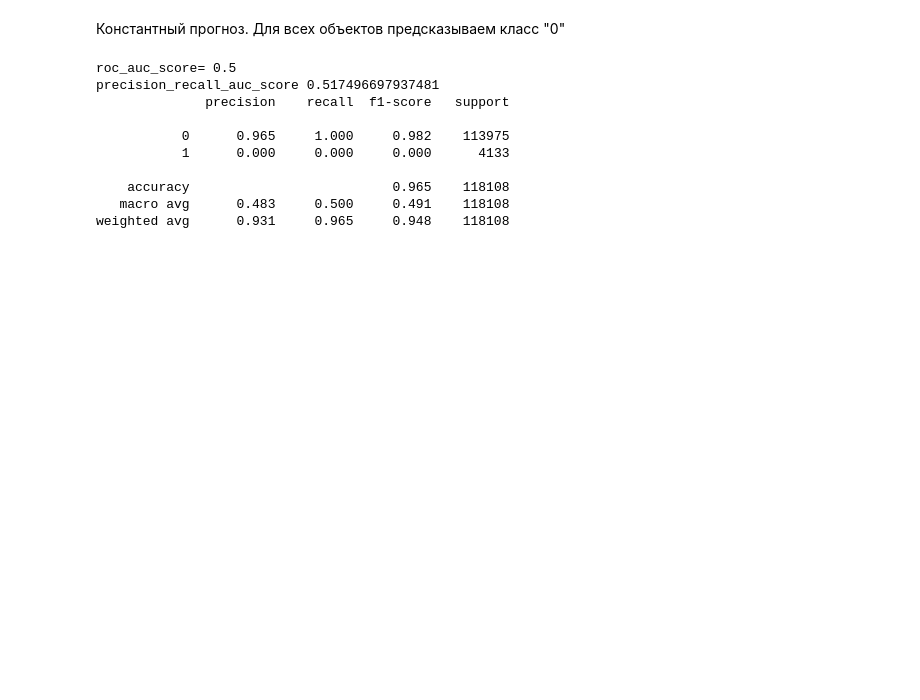
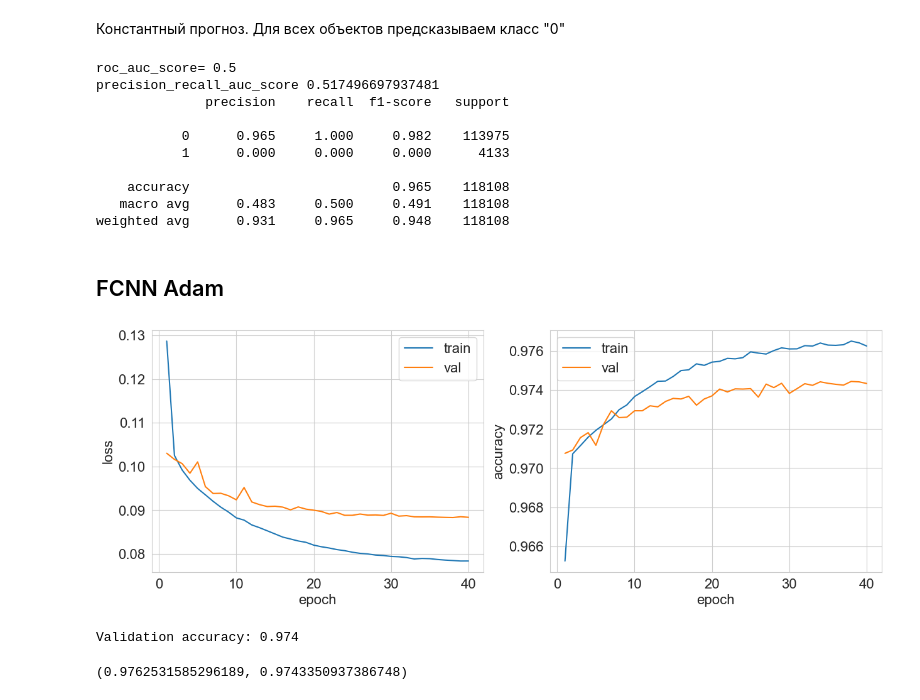
Before and after one commit to art204/fraud-detection, a Jupyter notebook: notebooks/fcnn_0.ipynb, the cells around one changed output. Cells and saved outputs as stored; diff of their text form; code cells hidden in the pictures; blank space fills up the shorter version.

```diff
--- a/notebooks/fcnn_0.ipynb
+++ b/notebooks/fcnn_0.ipynb
@@ -55,7 +55,7 @@ random_state = 42
 import warnings
 warnings.filterwarnings("ignore")
 # %%
-raw_data = pd.merge(pd.read_csv('../../train_transaction.csv'), pd.read_csv('../../train_identity.csv'),
+raw_data = pd.merge(pd.read_csv('../data/train_transaction.csv'), pd.read_csv('../data/train_identity.csv'),
                     left_on='TransactionID', right_on='TransactionID', how='left')
 # %%
 pd.set_option('display.max_columns', None)
@@ -514,3 +513,50 @@ precision_recall_auc_score 0.517496697937481
     accuracy                          0.965    118108
    macro avg      0.483     0.500     0.491    118108
 weighted avg      0.931     0.965     0.948    118108
+# %% [markdown]
+## FCNN Adam
+# %%
+device = torch.device('cuda:0' if torch.cuda.is_available() else 'cpu')
+class MLP4Adam(nn.Module):
+    def __init__(self, in_features_num, middle_features_num, class_num, dropout_p):
+        super().__init__()
+        self.model = nn.Sequential(
+            nn.Linear(in_features=in_features_num, out_features=middle_features_num),
+            nn.BatchNorm1d(middle_features_num),
+            nn.ReLU(),
+            nn.Linear(in_features=middle_features_num, out_features=middle_features_num),
+            nn.Dropout(p=dropout_p),
+            nn.ReLU(),
+            nn.Linear(in_features=middle_features_num, out_features=middle_features_num),
+            nn.Dropout(p=dropout_p),
+            nn.ReLU(),
+            nn.Linear(in_features=middle_features_num, out_features=class_num)
+        )
+
+    def forward(self, x):
+        return self.model(x)
+
+
+train_set = TensorDataset(torch.from_numpy(X_train.values).to(torch.float32), torch.from_numpy(y_train.values))
+val_set = TensorDataset(torch.from_numpy(X_val.values).to(torch.float32), torch.from_numpy(y_val.values))
+
+train_loader = DataLoader(train_set, batch_size=512, shuffle=True, num_workers=2, pin_memory=True)
+val_loader = DataLoader(val_set, batch_size=512, shuffle=False, num_workers=2, pin_memory=True)
+
+num_epochs = 40
+in_features_num = X_train.shape[1]
+middle_features_num = int(X_train.shape[1] * 1)
+number_of_classes = 2
+dropout_p = 0.2
+model_Adam = MLP4Adam(in_features_num, middle_features_num, number_of_classes, dropout_p).to(device)
+optimizer_Adam = torch.optim.Adam(model_Adam.parameters(), lr=1e-4, weight_decay=1e-4)
+scheduler_Adam = torch.optim.lr_scheduler.ExponentialLR(optimizer_Adam, gamma=0.9)
+criterion = nn.CrossEntropyLoss().to(device)
+metric = lambda y_pred, y_true: (y_true == y_pred.argmax(dim=1)).sum() / y_true.shape[0]
+
+train_and_validate(model_Adam, optimizer_Adam, criterion, metric, train_loader, val_loader,
+                       num_epochs, scheduler_Adam)
+# %% [output]
+[figure, added]
+Validation accuracy: 0.974
+(0.9762531585296189, 0.9743350937386748)
```
Also changed, not shown: parts of 4 cells of this notebook.
